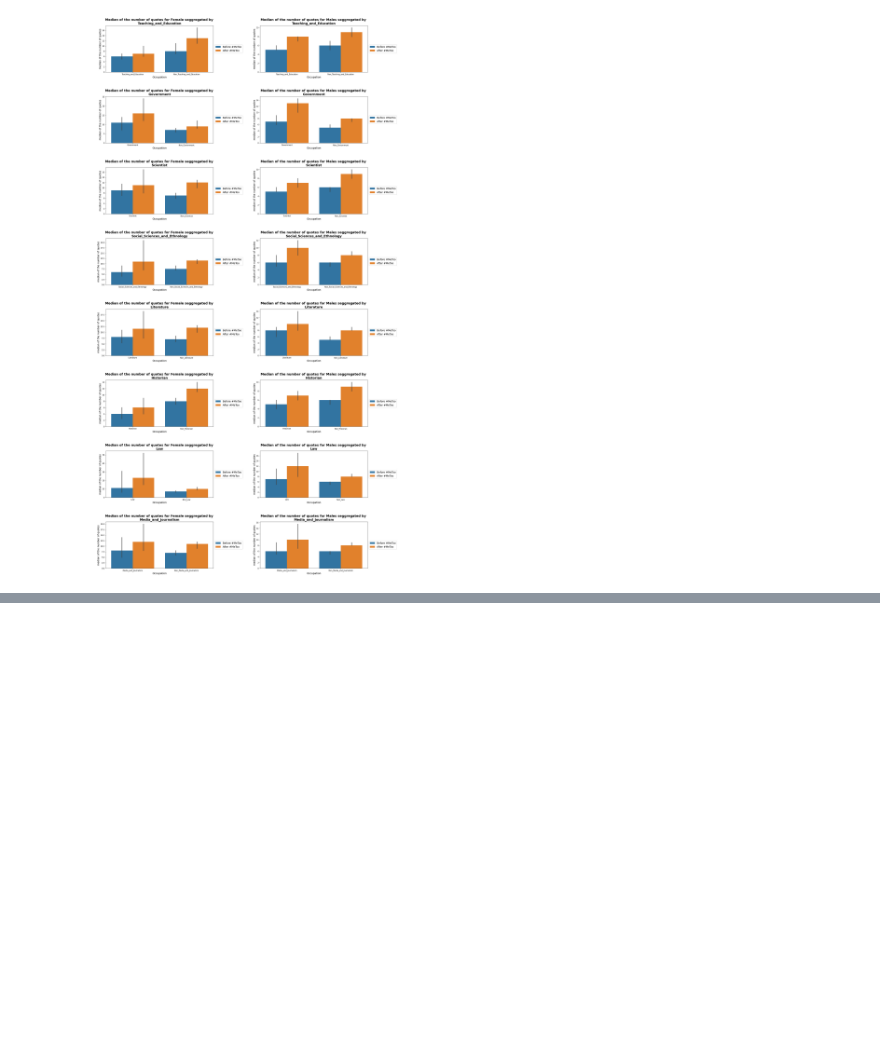
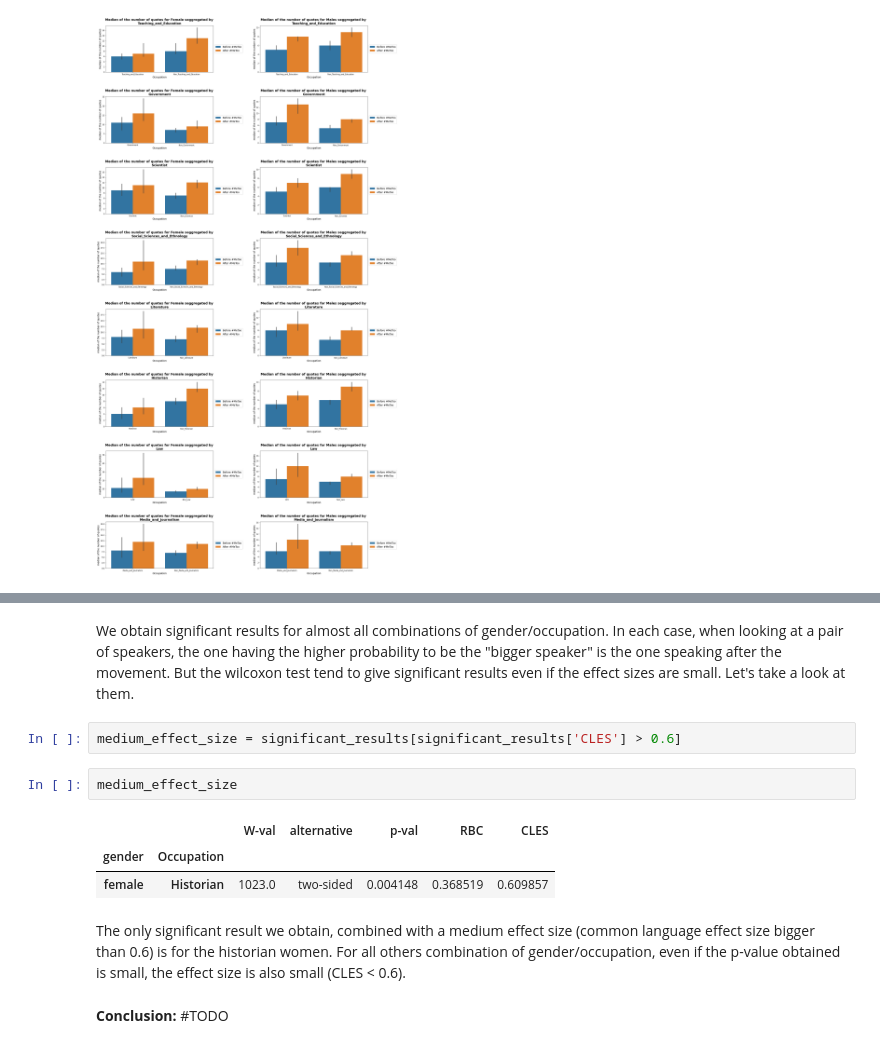
Before and after one commit to janougome/ADA-team, a Jupyter notebook: Milestone3.ipynb, the cells around one changed output, grey strips where cells are left out. Cells and saved outputs as stored; diff of their text form; blank space fills up the shorter version.

```diff
--- a/Milestone3.ipynb
+++ b/Milestone3.ipynb
@@ -1193,0 +1287,14 @@ for f in fulls:
+# %% [markdown]
+We obtain significant results for almost all combinations of gender/occupation. In each case, when looking at a pair of speakers, the one having the higher probability to be the "bigger speaker" is the one speaking after the movement. But the wilcoxon test tend to give significant results even if the effect sizes are small. Let's take a look at them.
+# %%
+medium_effect_size = significant_results[significant_results['CLES'] > 0.6]
+# %%
+medium_effect_size
+# %% [output]
+|  |  | W-val | alternative | p-val | RBC | CLES |
+| gender | Occupation |  |  |  |  |  |
+| female | Historian | 1023.0 | two-sided | 0.004148 | 0.368519 | 0.609857 |
+# %% [markdown]
+The only significant result we obtain, combined with a medium effect size (common language effect size bigger than 0.6) is for the historian women. For all others combination of gender/occupation, even if the p-value obtained is small, the effect size is also small (CLES < 0.6).
+# %% [markdown]
+**Conclusion:** #TODO
```
Also changed, not shown: parts of 19 cells of this notebook.
